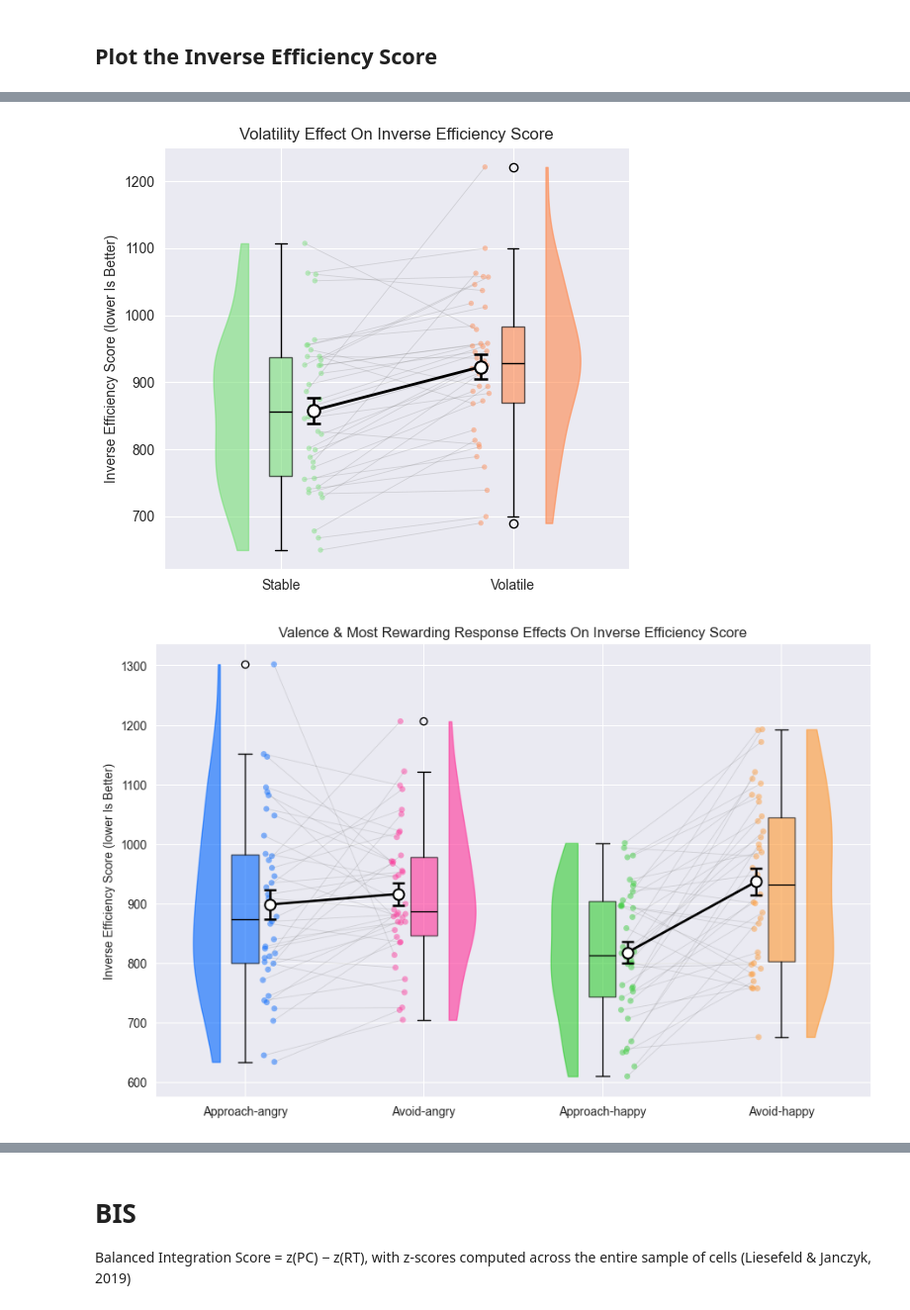
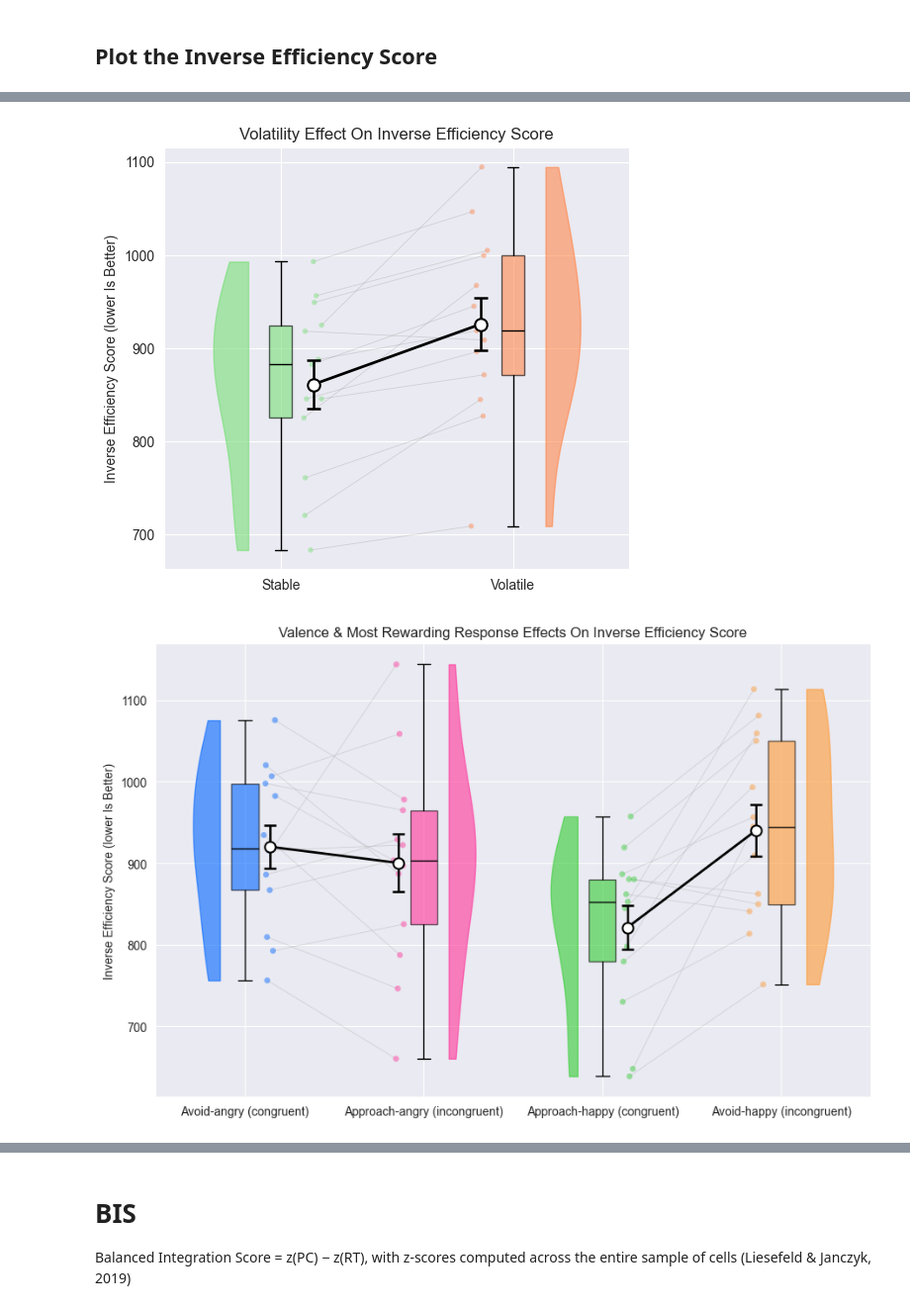
Before and after one commit to KTZ228/phd_1_analysis, a Jupyter notebook: analyses_behavioural/standard parameters/speed-accuracy_analysis.ipynb, the cells around one changed output, grey strips where cells are left out. Shown at 99% size. Drawn from its saved outputs; the diff is of its cells as text; code cells hidden in the pictures.

```diff
--- a/analyses_behavioural/standard parameters/speed-accuracy_analysis.ipynb
+++ b/analyses_behavioural/standard parameters/speed-accuracy_analysis.ipynb
@@ -90,7 +90,7 @@ IES_dataframe_congruency_volatility_split = utils.analysis_functions.calculate_I
 combined_results_pivoted = (
     IES_dataframe_congruency
     .pivot_table(
-        index=['subject_id', 'session'],
+        index=['subject_id'],
         columns='congruency',
         values='IES',
         aggfunc='mean'
@@ -119,7 +119,7 @@ if dataset!='africa':
     combined_results_pivoted = (
         IES_dataframe_volatility
         .pivot_table(
-            index=['subject_id', 'session'],
+            index=['subject_id'],
             columns='volatility',
             values='IES',
             aggfunc='mean'
@@ -140,38 +140,38 @@ if dataset!='africa':
         colours=['#77DF77', '#FF884D']
     );
 # %% [output]
-[figure, old version]
+[figure, new version]
 # %%
 if dataset!='africa':
     # Single-pass aggregation & reshape
     combined_results_pivoted = (
         IES_dataframe_congruency_split
         .pivot_table(
-            index=['subject_id', 'session'],
-            columns=['valence', 'most_rewarding_response'],
+            index=['subject_id'],
+            columns=['most_rewarding_response', 'valence'],
             values='IES',
             aggfunc='mean'
         )
         .reset_index()
     )
     combined_results_pivoted.columns = [
         '_'.join(str(x) for x in col if x)
         for col in combined_results_pivoted.columns
     ]
 
     # Plot the two groups using a raincloud plot
     utils.plotting_functions.paired_raincloud(
         combined_results_pivoted,
-        columns=['angry_approach','angry_avoid','happy_approach','happy_avoid'],
-        labels=['approach-angry','avoid-angry','approach-happy','avoid-happy'],
+        columns=['avoid_angry','approach_angry','approach_happy','avoid_happy'],
+        labels=['avoid-angry (congruent)','approach-angry (incongruent)','approach-happy (congruent)','avoid-happy (incongruent)'],
         flip=['left','right','left','right'],
         connect_pairs=[(0, 1), (2, 3)],
         output_dir=output_dir,
         ylabel_name='Inverse Efficiency Score (lower is better)',
         plot_name='valence & most rewarding response effects on inverse efficiency score'
     );
 # %% [output]
-[figure, old version]
+[figure, new version]
 # %%
 if dataset!='africa':
     # Single-pass aggregation & reshape
```
Also changed, not shown: parts of 7 cells of this notebook, 7 other files.
